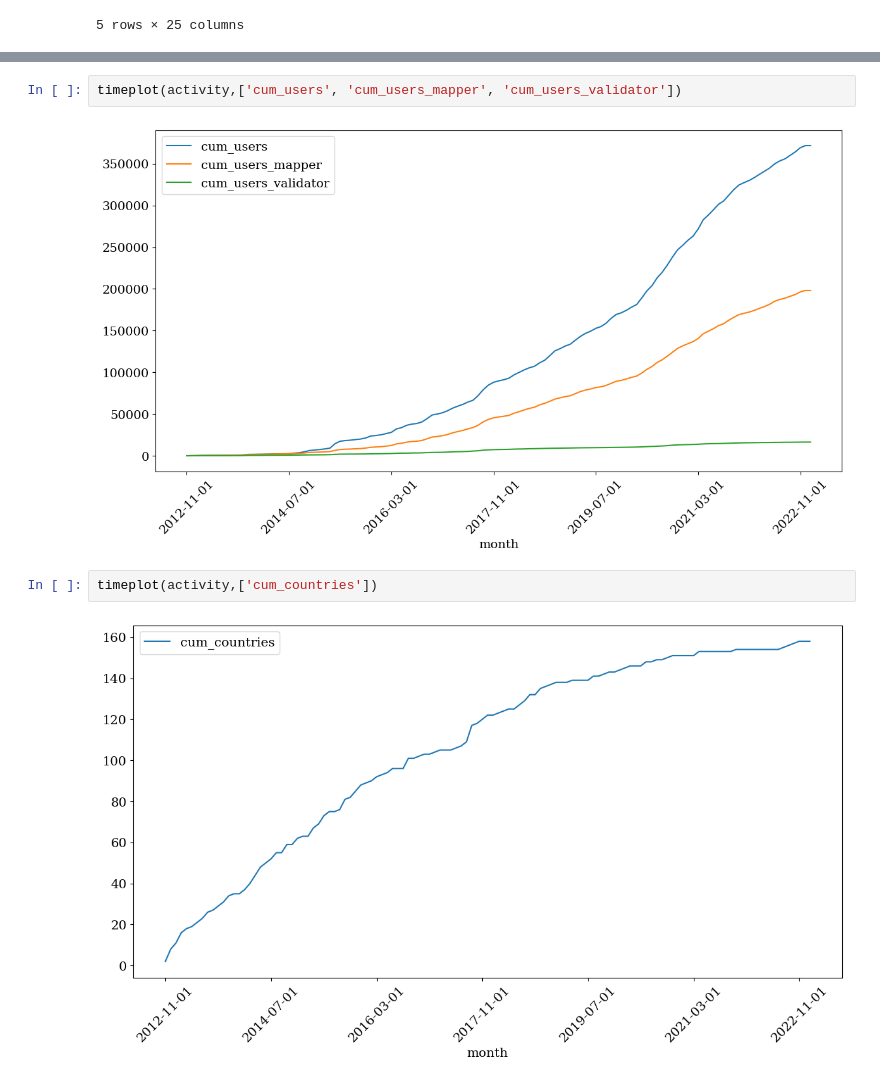
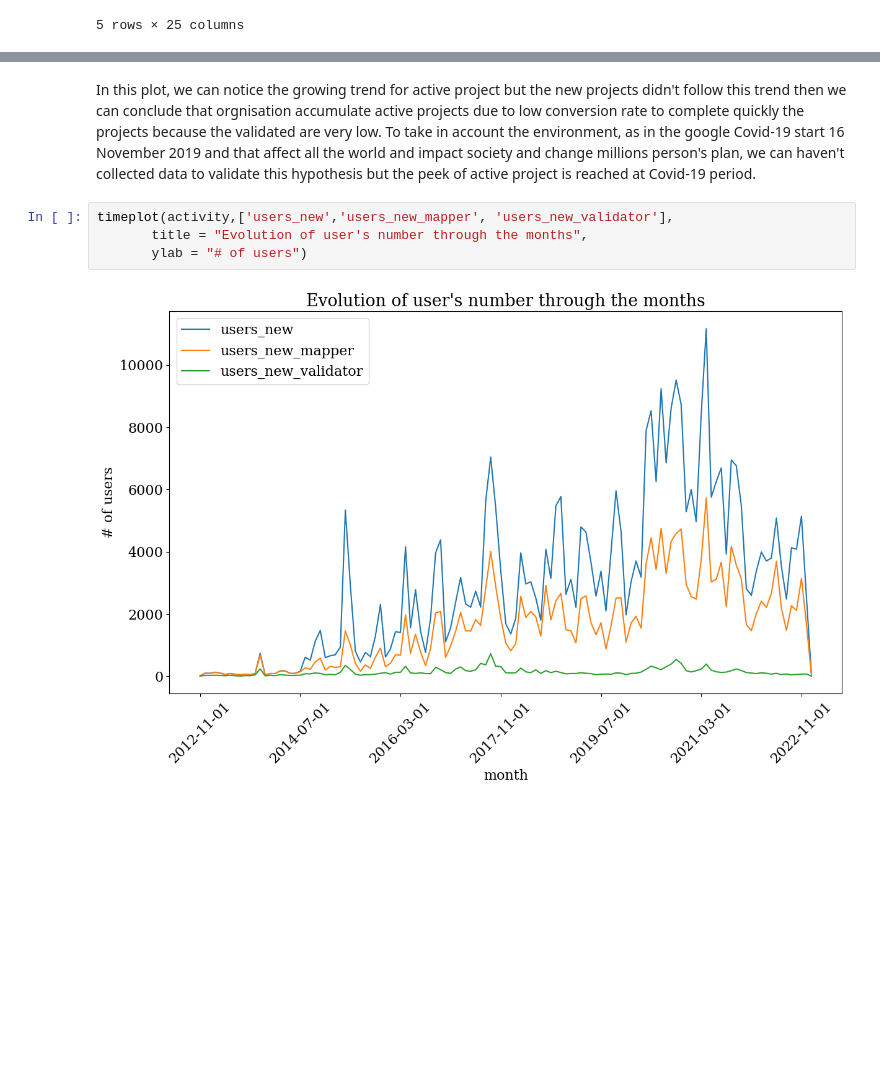
Before and after one commit to SIDIBEMoussa/Humanitarian-activity-analysis, a Jupyter notebook: EDA Notebooks/01 - First EDA on Activity data.ipynb, the cells around one changed output, grey strips where cells are left out. Cells and saved outputs as stored; diff of their text form; blank space fills up the shorter version.

```diff
--- a/EDA Notebooks/01 - First EDA on Activity data.ipynb
+++ b/EDA Notebooks/01 - First EDA on Activity data.ipynb
@@ -71,8 +84,8 @@ timeplot(activity,['cum_projects'])
-# %%
-timeplot(activity,['cum_users', 'cum_users_mapper', 'cum_users_validator'])
-# %% [output]
-[figure, removed]
-# %%
-timeplot(activity,['cum_countries'])
-# %% [output]
-[figure, removed]
+# %% [markdown]
+In this plot, we can notice the growing trend for active project but the new projects didn't follow this trend then we can conclude that orgnisation accumulate active projects due to low conversion rate to complete quickly the projects because the validated are very low. To take in account the environment, as in the google Covid-19 start 16 November 2019 and that affect all the world and impact society and change millions person's plan, we can haven't collected data to validate this hypothesis but the peek of active project is reached at Covid-19 period.
+# %%
+timeplot(activity,['users_new','users_new_mapper', 'users_new_validator'],
+       title = "Evolution of user's number through the months",
+       ylab = "# of users")
+# %% [output]
+[figure, added]
```
Also changed, not shown: parts of 11 cells of this notebook, 2 other files.
